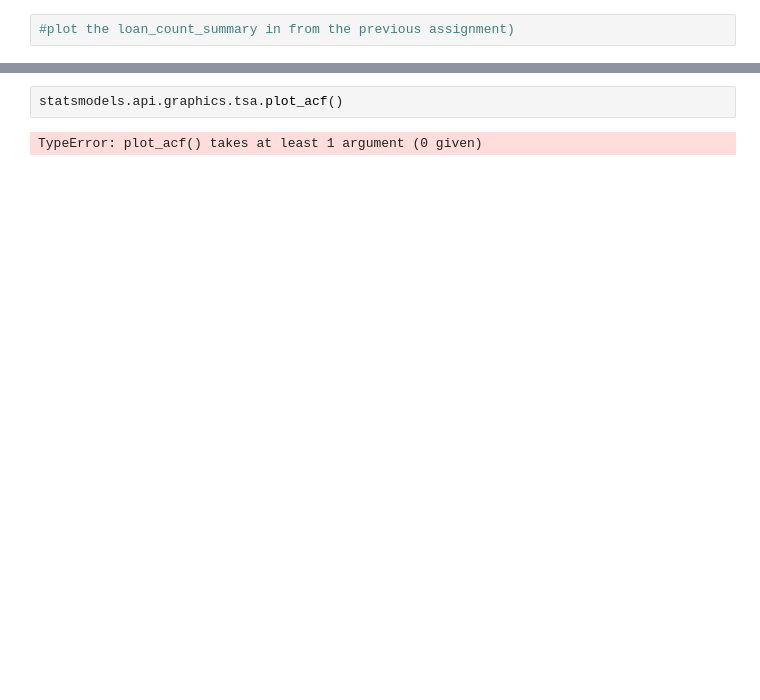
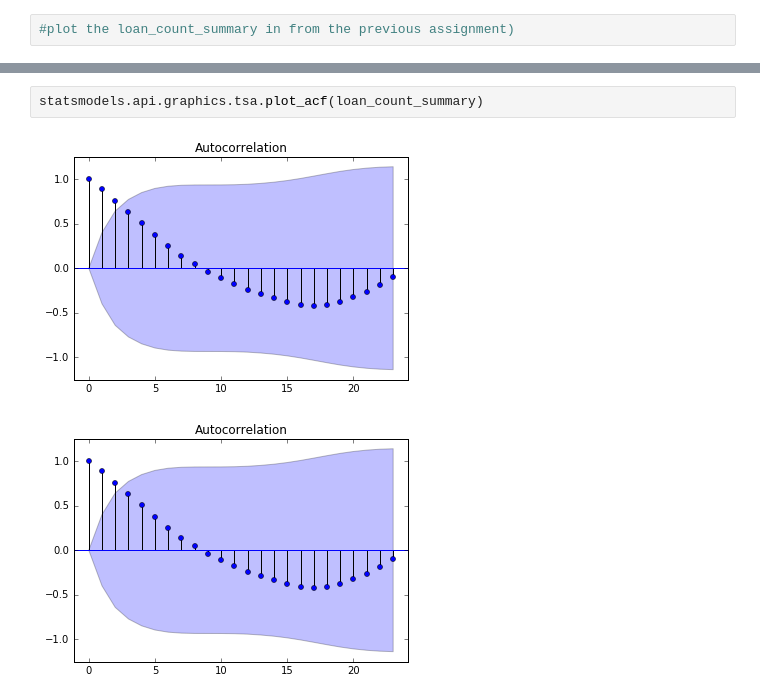
Before and after one commit to bb071988/ds-lesson3, a Jupyter notebook: time_series1.ipynb, the cells around one changed output, grey strips where cells are left out. Cells and saved outputs as stored; diff of their text form; blank space fills up the shorter version.

```diff
--- a/time_series1.ipynb
+++ b/time_series1.ipynb
@@ -32,4 +109,5 @@ loan_count_summary = year_month_summary['issue_d']
 # %%
-statsmodels.api.graphics.tsa.plot_acf()
+statsmodels.api.graphics.tsa.plot_acf(loan_count_summary)
 # %% [output]
-TypeError: plot_acf() takes at least 1 argument (0 given)
+[figure, added]
+[figure, added]
```
Also changed, not shown: parts of 16 cells of this notebook, 2 other files.
